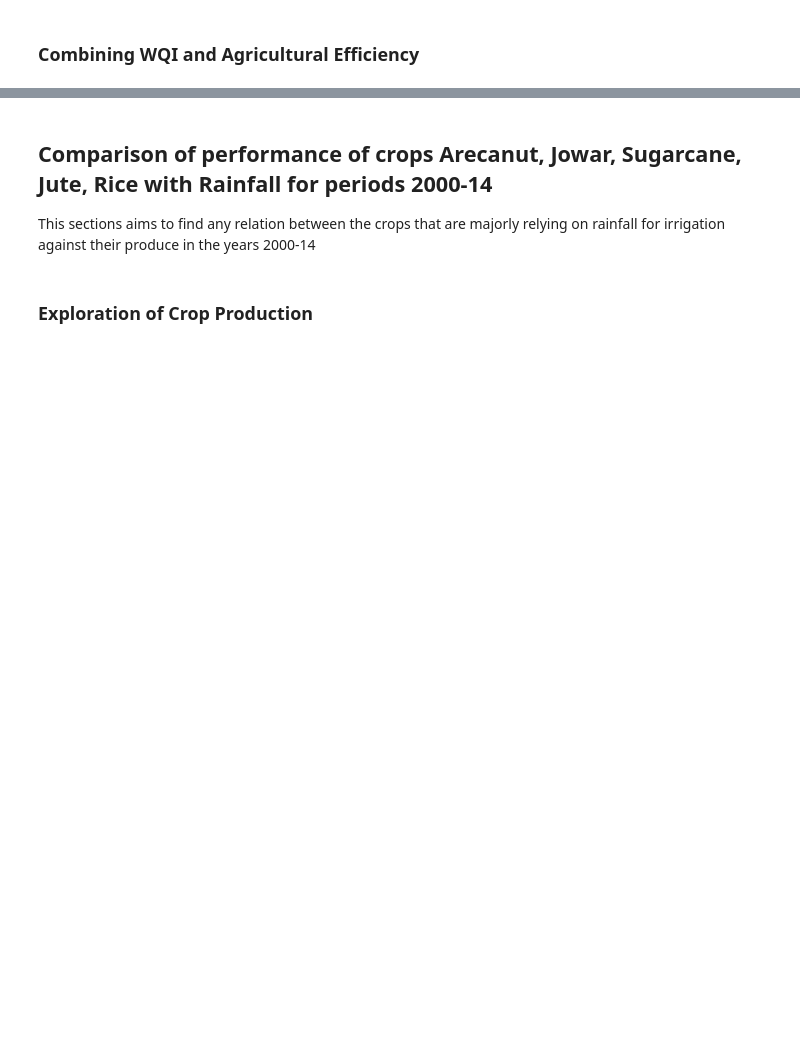
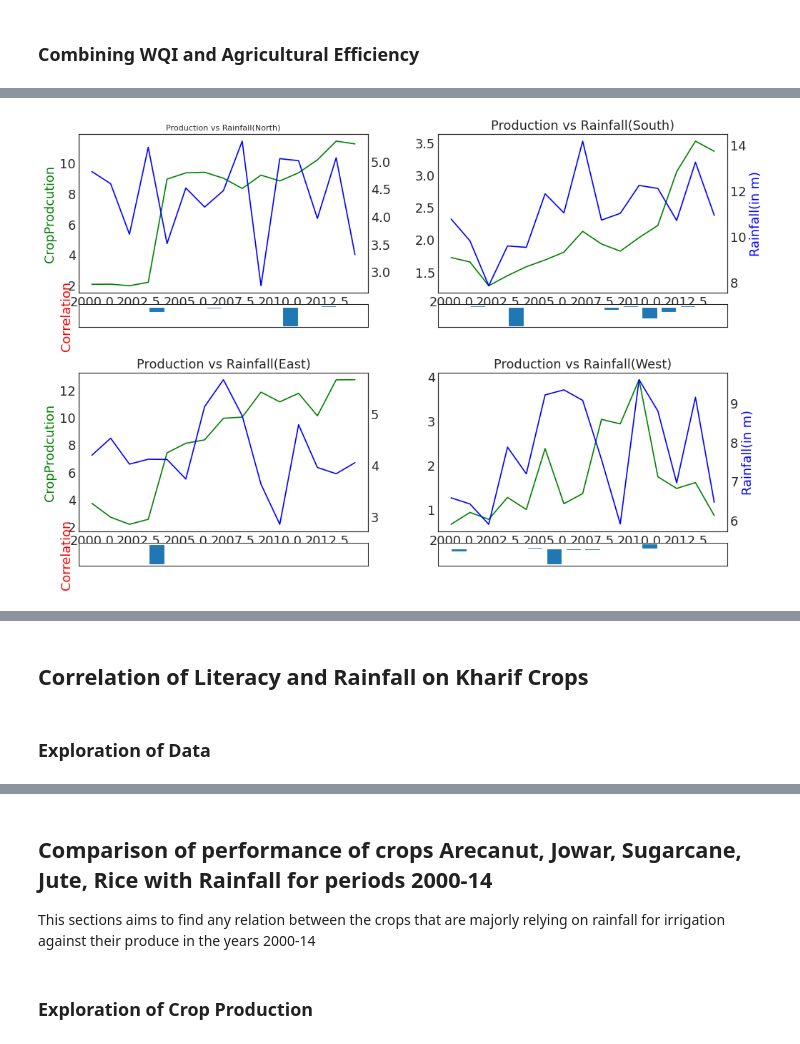
Before and after one commit to ganeshhalthota/iisc-da231-raw_crop, a Jupyter notebook: code/RAW_Crop.ipynb, the cells around one changed output, grey strips where cells are left out. Saved outputs shown, nothing was run; the diff lists cells and outputs as text; code cells hidden in the pictures; blank space fills up the shorter version.

```diff
--- a/code/RAW_Crop.ipynb
+++ b/code/RAW_Crop.ipynb
@@ -756,0 +917,5 @@ time: 30.9 s (started: 2021-12-09 17:58:00 +00:00)
+# %%
+dataSetSouth1 = cdfrdfFinalSouthCor1.toPandas()
+dataSetNorth1 = cdfrdfFinalNorthCor1.toPandas()
+dataSetEast1 = cdfrdfFinalEastCor1.toPandas()
+dataSetWest1 = cdfrdfFinalWestCor1.toPandas()
@@ -756,0 +924,57 @@ time: 30.9 s (started: 2021-12-09 17:58:00 +00:00)
+# %%
+#plt.bar(dataps2['Crop_Year'], dataps2['Cal'])
+# Create Fig and gridspec
+fig = plt.figure(figsize=(16, 10), dpi= 80)
+grid = plt.GridSpec(13, 12, hspace=0.5, wspace=0.2)
+
+# Define the axes
+ax_n1 = fig.add_subplot(grid[0:5, 0:5])
+ax_n2 = fig.add_subplot(grid[0:5, 0:5])
+ax_n3 = fig.add_subplot(grid[5:6, 0:5], xticklabels=[], yticklabels=[])
+ax_s1 = fig.add_subplot(grid[0:5, 6:11])
+ax_s2 = fig.add_subplot(grid[0:5, 6:11])
+ax_s3 = fig.add_subplot(grid[5:6, 6:11], xticklabels=[], yticklabels=[])
+ax_e1 = fig.add_subplot(grid[7:12, 0:5])
+ax_e2 = fig.add_subplot(grid[7:12, 0:5])
+ax_e3 = fig.add_subplot(grid[12:, 0:5], xticklabels=[], yticklabels=[])
+ax_w1 = fig.add_subplot(grid[7:12, 6:11])
+ax_w2 = fig.add_subplot(grid[7:12, 6:11])
+ax_w3 = fig.add_subplot(grid[12:, 6:11], xticklabels=[], yticklabels=[])
+
+#ax_n1.plot('Crop_Year', 'ProductionPerArea', data=dataps2)
+ax_n2 = ax_n1.twinx()
+ax_n1.plot(dataSetNorth1['Crop_Year'], dataSetNorth1['ProductionPerArea'],'g-' )
+ax_n2.plot(dataSetNorth1['Crop_Year'], dataSetNorth1['Jun-Sep'],'b-' )
+ax_n3.bar(dataSetNorth1['Crop_Year'], dataSetNorth1['CorrNorth'] )
+
+ax_s2 = ax_s1.twinx()
+ax_s1.plot(dataSetSouth1['Crop_Year'], dataSetSouth1['ProductionPerArea'],'g-' )
+ax_s2.plot(dataSetSouth1['Crop_Year'], dataSetSouth1['Jun-Sep'],'b-' )
+ax_s3.bar(dataSetSouth1['Crop_Year'], dataSetSouth1['CorrSouth'] )
+
+ax_e2 = ax_e1.twinx()
+ax_e1.plot(dataSetEast1['Crop_Year'], dataSetEast1['ProductionPerArea'],'g-' )
+ax_e2.plot(dataSetEast1['Crop_Year'], dataSetEast1['Jun-Sep'],'b-' )
+ax_e3.bar(dataSetEast1['Crop_Year'], dataSetEast1['CorrEast'] )
+
+ax_w2 = ax_w1.twinx()
+ax_w1.plot(dataSetWest1['Crop_Year'], dataSetWest1['ProductionPerArea'],'g-' )
+ax_w2.plot(dataSetWest1['Crop_Year'], dataSetWest1['Jun-Sep'],'b-' )
+ax_w3.bar(dataSetWest1['Crop_Year'], dataSetWest1['CorrWest'] )
+
+# Decorations
+ax_n1.set_ylabel('CropProdcution', color='g')
+ax_s2.set_ylabel('Rainfall(in m)', color='b')
+ax_n3.set_ylabel('Correlation', color='r')
+ax_e1.set_ylabel('CropProdcution', color='g')
+ax_w2.set_ylabel('Rainfall(in m)', color='b')
+ax_e3.set_ylabel('Correlation', color='r')
+ax_n1.set(title='Production vs Rainfall(North)')
+ax_s1.set(title='Production vs Rainfall(South)')
+ax_e1.set(title='Production vs Rainfall(East)')
+ax_w1.set(title='Production vs Rainfall(West)')
+ax_n1.title.set_fontsize(10)
+#for item in ([ax_n1.xaxis.label, ax_n1.yaxis.label] + ax_centr.get_xticklabels() + ax_centr.get_yticklabels()):
+#    item.set_fontsize(9)
+# %% [output]
+[figure, added]
@@ -756,0 +982,4 @@ time: 30.9 s (started: 2021-12-09 17:58:00 +00:00)
+# %% [markdown]
+## Correlation of Literacy and Rainfall on Kharif Crops
+# %% [markdown]
+### Exploration of Data
```
Also changed, not shown: parts of 56 cells of this notebook.
